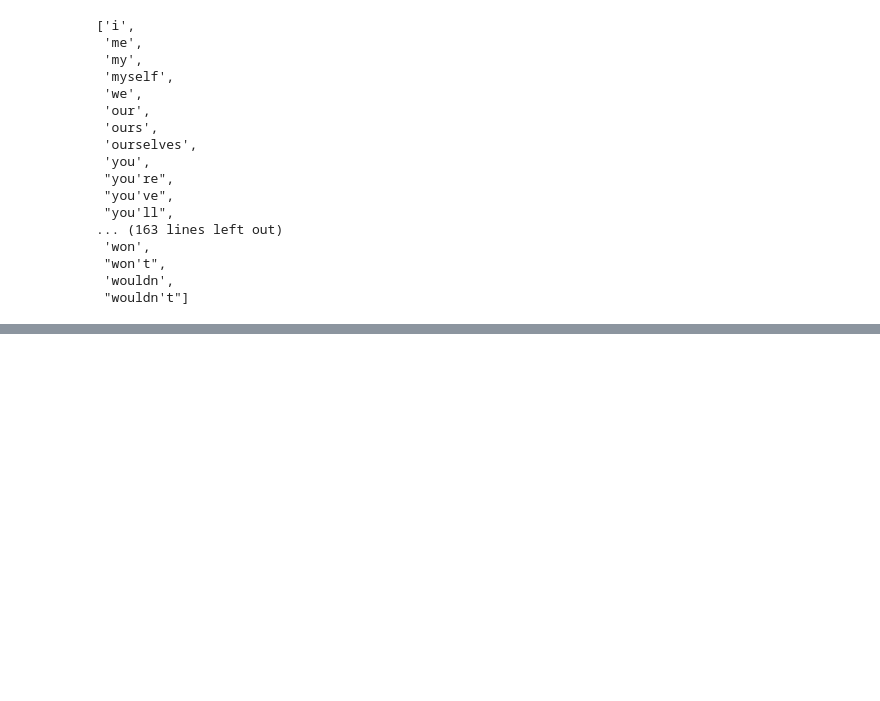
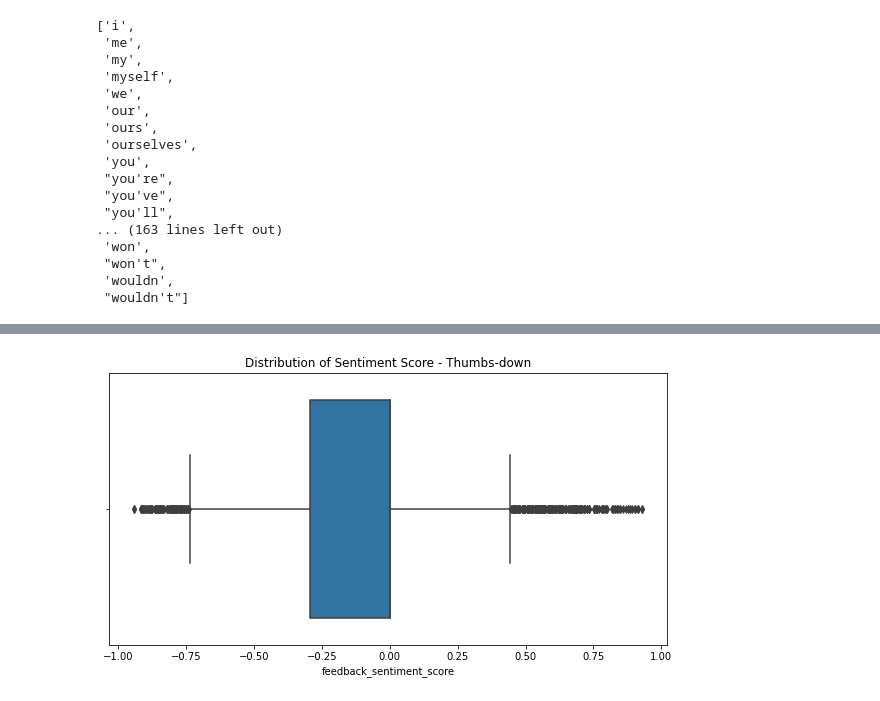
Before and after one commit to moe221/nps_sentiment_analysis, a Jupyter notebook: notebooks/EasyPark - Sentiment Analysis.ipynb, the cells around one changed output, grey strips where cells are left out. Saved outputs shown, nothing was run; the diff lists cells and outputs as text; code cells hidden in the pictures; blank space fills up the shorter version.

```diff
--- a/notebooks/EasyPark - Sentiment Analysis.ipynb
+++ b/notebooks/EasyPark - Sentiment Analysis.ipynb
@@ -784,0 +535,8 @@ sns.barplot(data=df_word_neg_freq.head(20), y="word", x="frequency");
+# %%
+df_thumbs_down = df_ep_nps_clean[df_ep_nps_clean["pre_rating"] == "thumbs-down"]
+
+fig = plt.figure(figsize=(10, 5))
+plt.title("Distribution of Sentiment Score - Thumbs-down")
+sns.boxplot(data=df_thumbs_down, x="feedback_sentiment_score");
+# %% [output]
+[figure, added]
```
Also changed, not shown: parts of 86 cells of this notebook.
